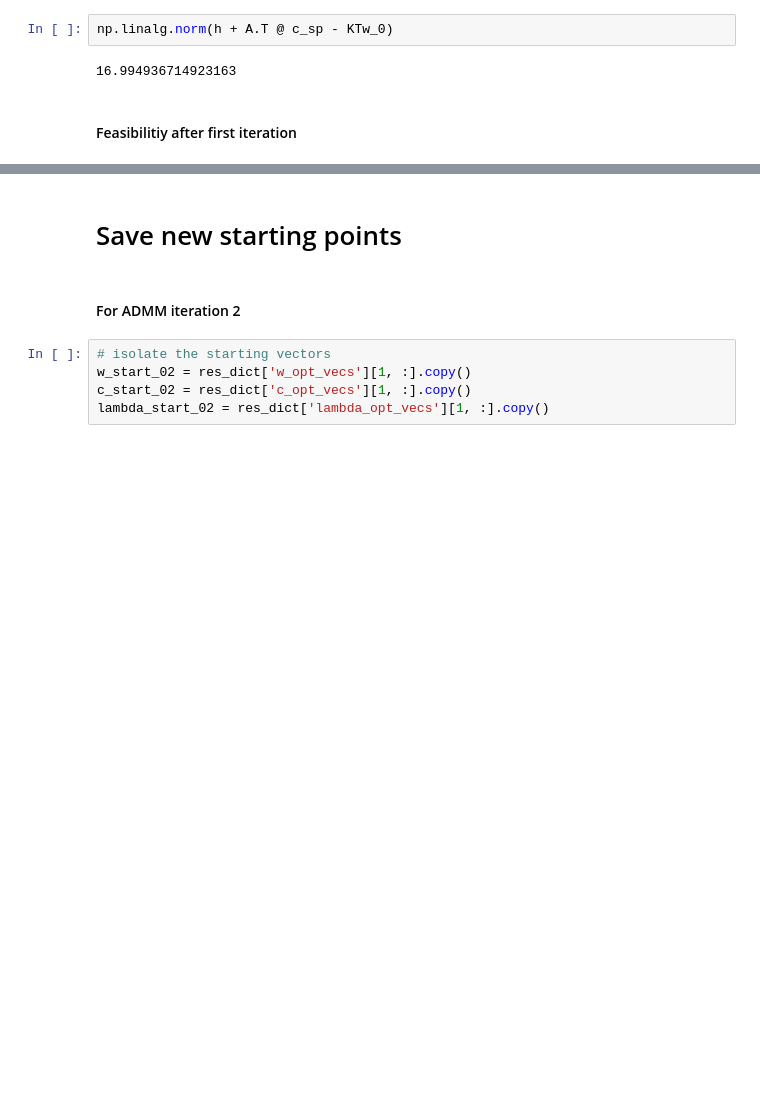
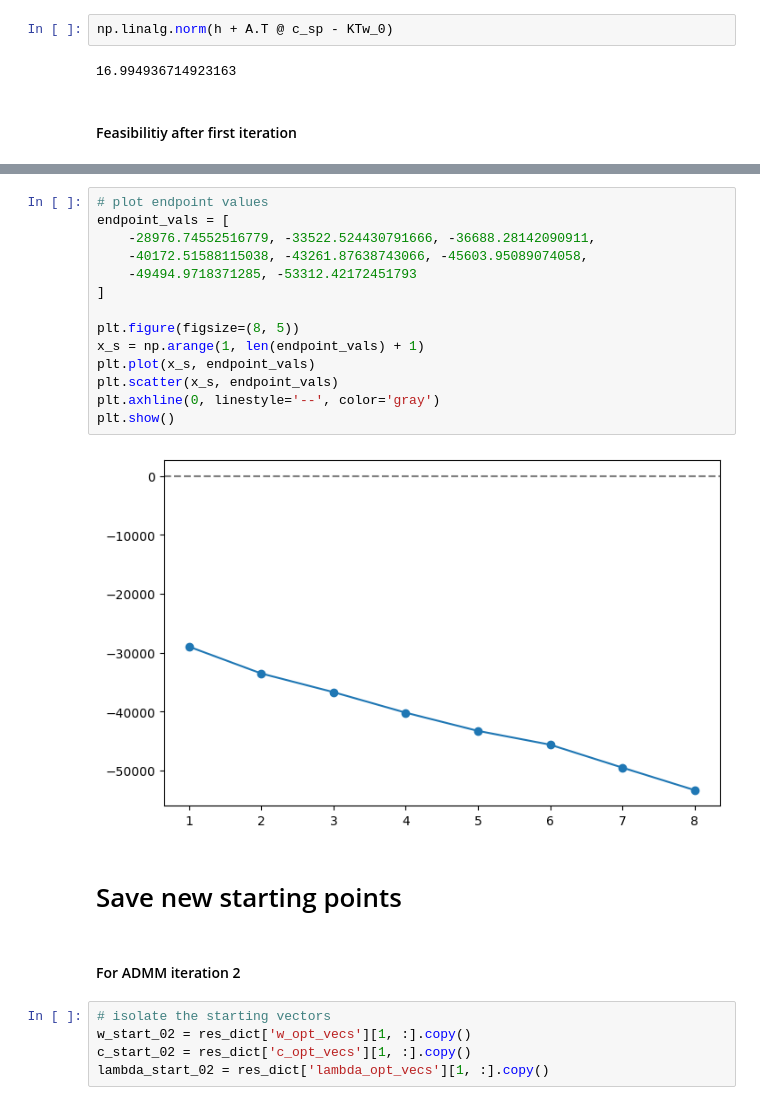
Before and after one commit to mcstanle/cf_inversion_sb_admm, a Jupyter notebook: output_investigation_02.ipynb, the cells around one changed output, grey strips where cells are left out. Saved outputs shown, nothing was run; the diff lists cells and outputs as text; blank space fills up the shorter version.

```diff
--- a/output_investigation_02.ipynb
+++ b/output_investigation_02.ipynb
@@ -238,3 +243,19 @@ plt.show()
+# %%
+# plot endpoint values
+endpoint_vals = [
+    -28976.74552516779, -33522.524430791666, -36688.28142090911,
+    -40172.51588115038, -43261.87638743066, -45603.95089074058,
+    -49494.9718371285, -53312.42172451793
+]
+
+plt.figure(figsize=(8, 5))
+x_s = np.arange(1, len(endpoint_vals) + 1)
+plt.plot(x_s, endpoint_vals)
+plt.scatter(x_s, endpoint_vals)
+plt.axhline(0, linestyle='--', color='gray')
+plt.show()
+# %% [output]
+[figure, added]
 # %% [markdown]
 # Save new starting points
 # %% [markdown]
```
Also changed, not shown: parts of 28 cells of this notebook, 2 other files.
